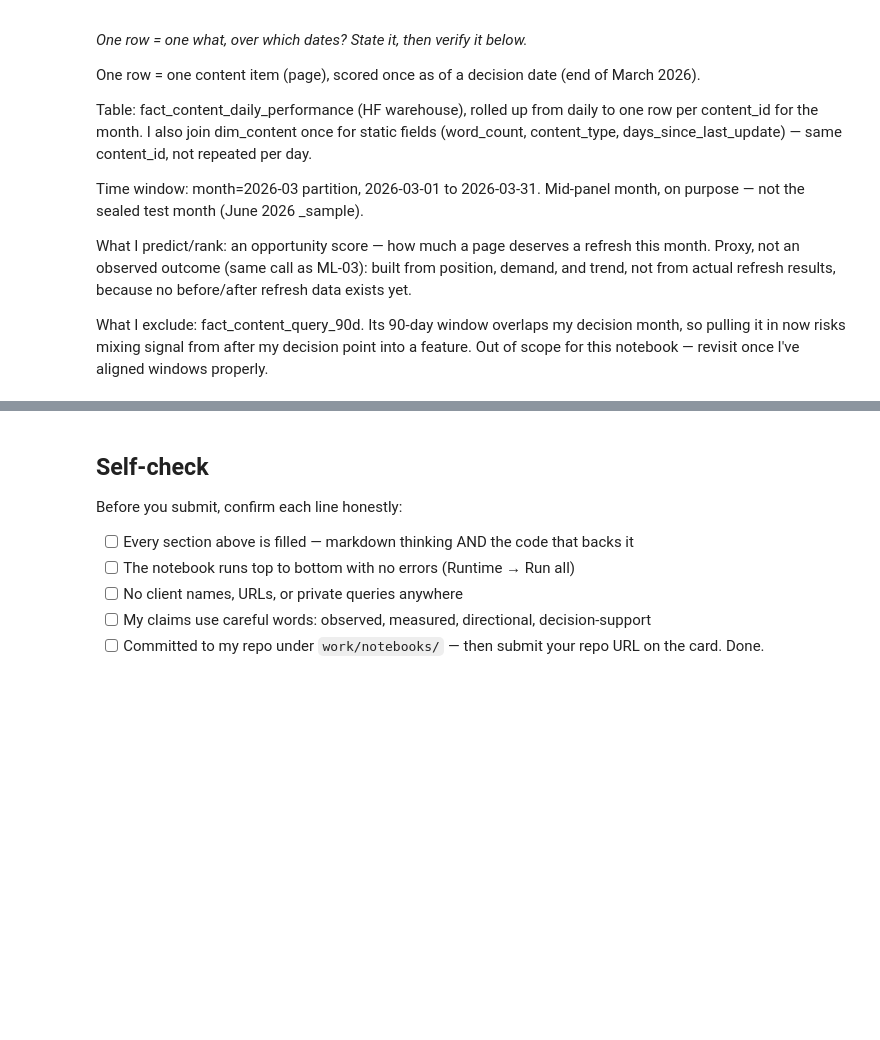
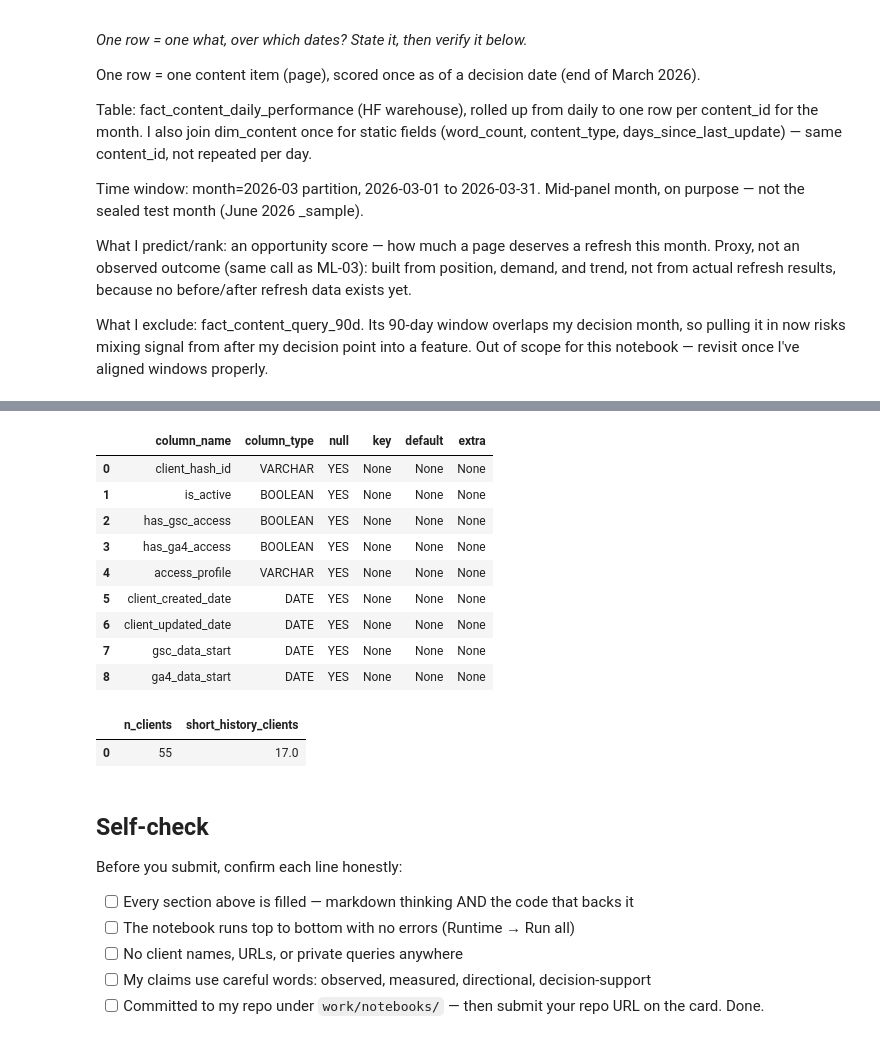
Before and after one commit to zainabkhalid663/Flyrank-ML-Internship, a Jupyter notebook: work/notebooks/w03_data_contract.ipynb, the cells around one changed output, grey strips where cells are left out. Cells and saved outputs as stored; diff of their text form; code cells hidden in the pictures; blank space fills up the shorter version.

```diff
--- a/work/notebooks/w03_data_contract.ipynb
+++ b/work/notebooks/w03_data_contract.ipynb
@@ -77,3 +310,35 @@ fact_files[:3]
+# %%
+sql_parts = [
+    "CREATE OR REPLACE VIEW dim_clients AS",
+    "SELECT * FROM read_parquet([" +
+    ", ".join(repr("hf://datasets/" + REPO + "/" + f) for f in dim_clients_files) +
+    "])",
+]
+con.sql("\n".join(sql_parts))
+
+con.sql("DESCRIBE dim_clients").df()
+# %% [output]
+|  | column_name | column_type | null | key | default | extra |
+| 0 | client_hash_id | VARCHAR | YES | None | None | None |
+| 1 | is_active | BOOLEAN | YES | None | None | None |
+| 2 | has_gsc_access | BOOLEAN | YES | None | None | None |
+| 3 | has_ga4_access | BOOLEAN | YES | None | None | None |
+| 4 | access_profile | VARCHAR | YES | None | None | None |
+| 5 | client_created_date | DATE | YES | None | None | None |
+| 6 | client_updated_date | DATE | YES | None | None | None |
+| 7 | gsc_data_start | DATE | YES | None | None | None |
+| 8 | ga4_data_start | DATE | YES | None | None | None |
+# %%
+sql_parts = [
+    "SELECT COUNT(*) AS n_clients,",
+    "       SUM(CASE WHEN gsc_data_start > DATE '2026-01-01' THEN 1 ELSE 0 END) AS short_history_clients",
+    "FROM dim_clients",
+    "WHERE client_hash_id IN (SELECT DISTINCT client_hash_id FROM march)",
+]
+con.sql("\n".join(sql_parts)).df()
+# %% [output]
+|  | n_clients | short_history_clients |
+| 0 | 55 | 17.0 |
 # %% [markdown]
 ## Self-check
 
```
Also changed, not shown: parts of 22 cells of this notebook.
